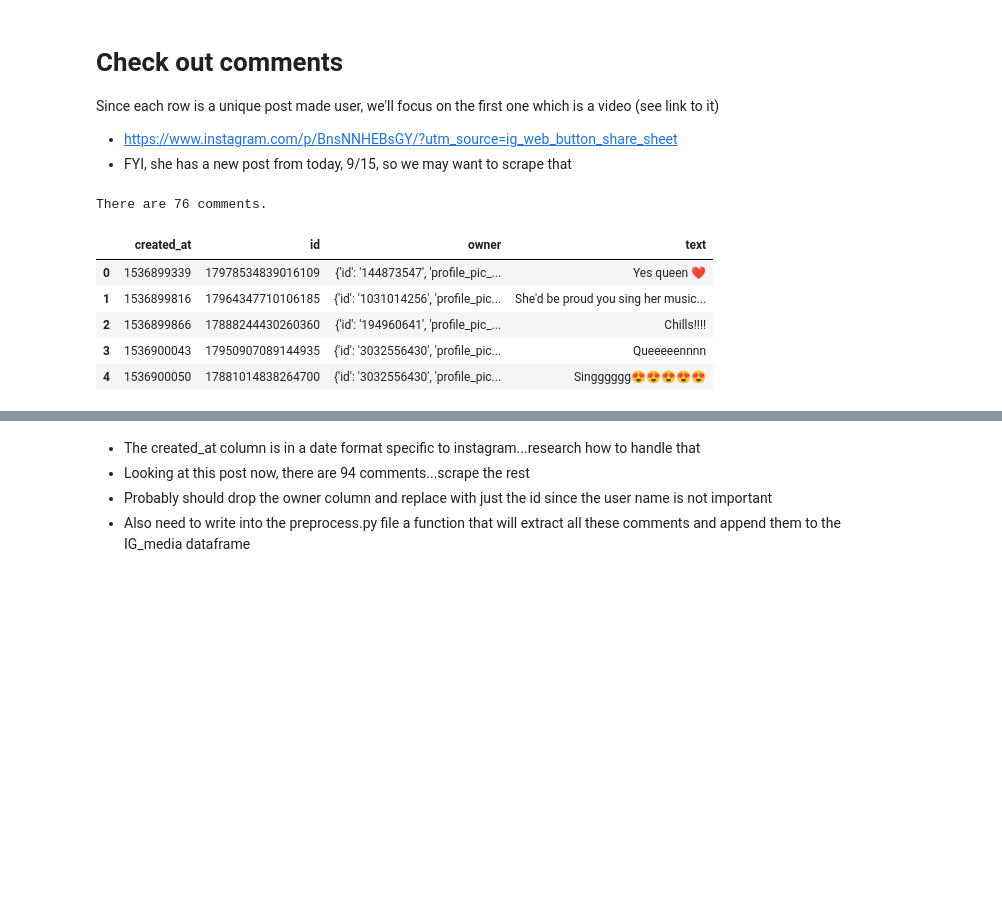
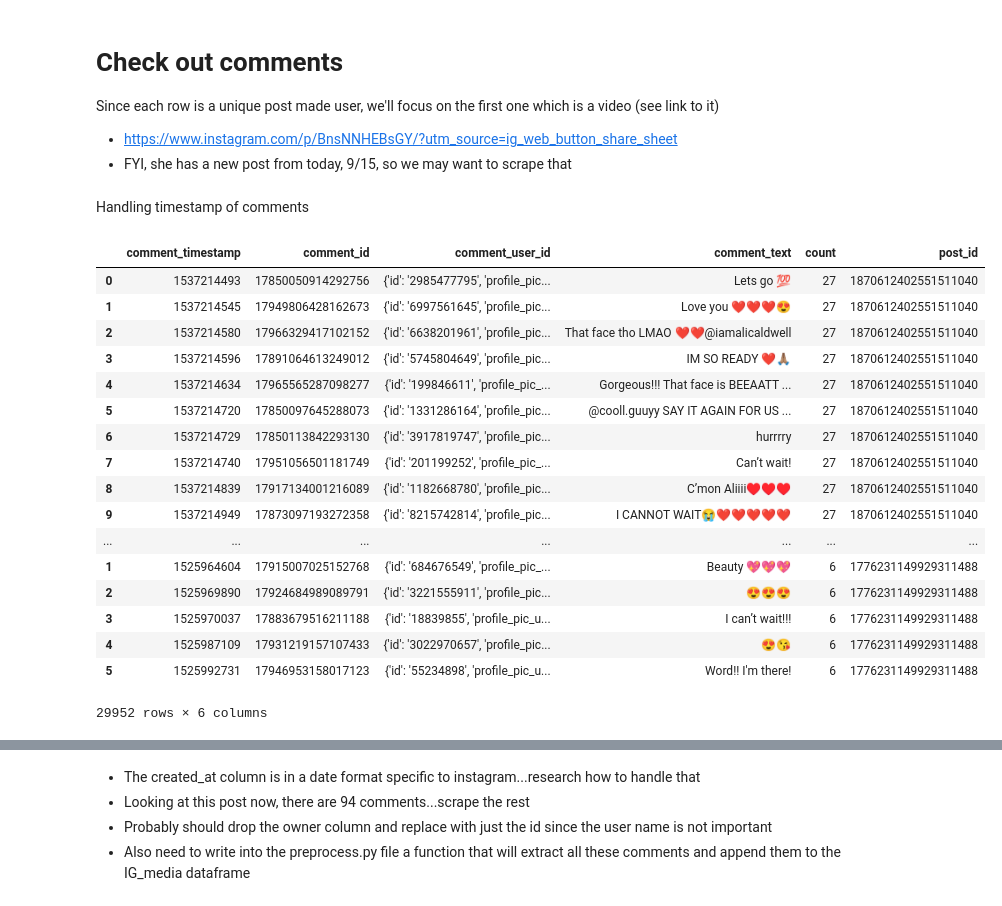
Before and after one commit to karolyxy/breakinghits, a Jupyter notebook: IG_cleaning.ipynb, the cells around one changed output, grey strips where cells are left out. Drawn from its saved outputs; the diff is of its cells as text; code cells hidden in the pictures; blank space fills up the shorter version.

```diff
--- a/IG_cleaning.ipynb
+++ b/IG_cleaning.ipynb
@@ -50,0 +202,4 @@ pp.pprint(list(IG_media.columns))
+# %%
+tags = IG_media['post_tags'].copy()
+tags[tags.str.len() == 0] = 'None'
+IG_media['post_tags'] = tags
@@ -53,15 +212,42 @@ pp.pprint(list(IG_media.columns))
 Since each row is a unique post made user, we'll focus on the first one which is a video (see link to it)
 - https://www.instagram.com/p/BnsNNHEBsGY/?utm_source=ig_web_button_share_sheet
 - FYI, she has a new post from today, 9/15, so we may want to scrape that
-# %%
-comments = insta_comment('iamalicaldwell.json')
-print('There are', comments.shape[0], 'comments.')
-comments.head()
-# %% [output]
-There are 76 comments.
-|  | created_at | id | owner | text |
-| 0 | 1536899339 | 17978534839016109 | {'id': '144873547', 'profile_pic_... | Yes queen ❤️ |
-| 1 | 1536899816 | 17964347710106185 | {'id': '1031014256', 'profile_pic... | She'd be proud you sing her music... |
-| 2 | 1536899866 | 17888244430260360 | {'id': '194960641', 'profile_pic_... | Chills!!!! |
-| 3 | 1536900043 | 17950907089144935 | {'id': '3032556430', 'profile_pic... | Queeeeennnn |
-| 4 | 1536900050 | 17881014838264700 | {'id': '3032556430', 'profile_pic... | Singggggg😍😍😍😍😍 |
+# %%
+# Create a series of just comments
+comments = IG_media['comments_text'].copy()
+# %%
+# Create an emptydata frame that will contain all posts' comments
+
+comments_df = pd.DataFrame([])
+# %%
+for i in range(len(comments)):
+    temp_df = pd.DataFrame(comments.iloc[i]['data'])
+    temp_df['count'] = len(temp_df)
+    temp_df['post_id'] = IG_media.iloc[i]['post_id']
+    comments_df = comments_df.append(temp_df)
+# %% [markdown]
+Handling timestamp of comments
+# %%
+# Rename columns
+comment_cols = ['comment_timestamp', 'comment_id', 'comment_user_id', 'comment_text', 'count', 'post_id']
+comments_df.columns = comment_cols
+comments_df
+# %% [output]
+|  | comment_timestamp | comment_id | comment_user_id | comment_text | count | post_id |
+| 0 | 1537214493 | 17850050914292756 | {'id': '2985477795', 'profile_pic... | Lets go 💯 | 27 | 1870612402551511040 |
+| 1 | 1537214545 | 17949806428162673 | {'id': '6997561645', 'profile_pic... | Love you ❤❤❤😍 | 27 | 1870612402551511040 |
+| 2 | 1537214580 | 17966329417102152 | {'id': '6638201961', 'profile_pic... | That face tho LMAO ❤❤@iamalicaldwell | 27 | 1870612402551511040 |
+| 3 | 1537214596 | 17891064613249012 | {'id': '5745804649', 'profile_pic... | IM SO READY ❤️🙏🏽 | 27 | 1870612402551511040 |
+| 4 | 1537214634 | 17965565287098277 | {'id': '199846611', 'profile_pic_... | Gorgeous!!! That face is BEEAATT ... | 27 | 1870612402551511040 |
+| 5 | 1537214720 | 17850097645288073 | {'id': '1331286164', 'profile_pic... | @cooll.guuyy SAY IT AGAIN FOR US ... | 27 | 1870612402551511040 |
+| 6 | 1537214729 | 17850113842293130 | {'id': '3917819747', 'profile_pic... | hurrrry | 27 | 1870612402551511040 |
+| 7 | 1537214740 | 17951056501181749 | {'id': '201199252', 'profile_pic_... | Can’t wait! | 27 | 1870612402551511040 |
+| 8 | 1537214839 | 17917134001216089 | {'id': '1182668780', 'profile_pic... | C’mon Aliiii♥️♥️♥️ | 27 | 1870612402551511040 |
+| 9 | 1537214949 | 17873097193272358 | {'id': '8215742814', 'profile_pic... | I CANNOT WAIT😭❤️❤️❤️❤️❤️ | 27 | 1870612402551511040 |
+| ... | ... | ... | ... | ... | ... | ... |
+| 1 | 1525964604 | 17915007025152768 | {'id': '684676549', 'profile_pic_... | Beauty 💖💖💖 | 6 | 1776231149929311488 |
+| 2 | 1525969890 | 17924684989089791 | {'id': '3221555911', 'profile_pic... | 😍😍😍 | 6 | 1776231149929311488 |
+| 3 | 1525970037 | 17883679516211188 | {'id': '18839855', 'profile_pic_u... | I can’t wait!!! | 6 | 1776231149929311488 |
+| 4 | 1525987109 | 17931219157107433 | {'id': '3022970657', 'profile_pic... | 😍😘 | 6 | 1776231149929311488 |
+| 5 | 1525992731 | 17946953158017123 | {'id': '55234898', 'profile_pic_u... | Word!! I'm there! | 6 | 1776231149929311488 |
+29952 rows × 6 columns
```
Also changed, not shown: parts of 44 cells of this notebook, 1 other file.
